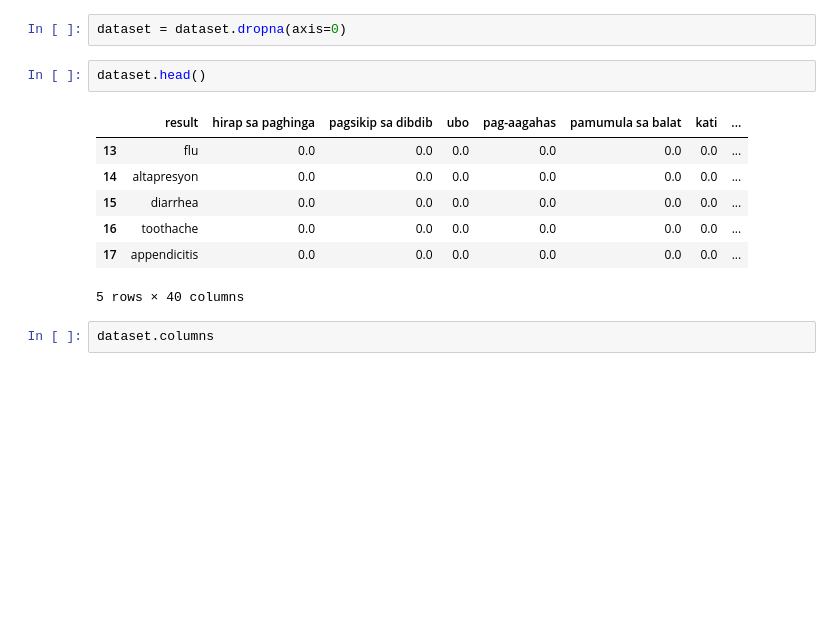
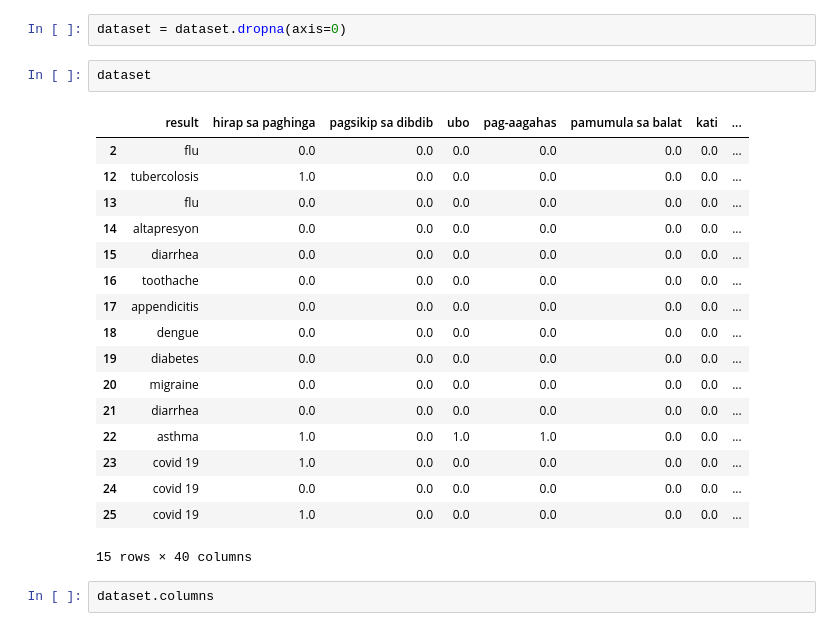
Before and after one commit to WvrLight/Tagalog_DiseasePrediction, a Jupyter notebook: naiveBayes.ipynb, the cells around one changed output. Saved outputs shown, nothing was run; the diff lists cells and outputs as text; blank space fills up the shorter version.

```diff
--- a/naiveBayes.ipynb
+++ b/naiveBayes.ipynb
@@ -31,15 +26,25 @@ dataset.shape
 # %%
 dataset = dataset.dropna(axis=0)
 # %%
-dataset.head()
+dataset
 # %% [output]
 |  | result | hirap sa paghinga | pagsikip sa dibdib | ubo | pag-aagahas | pamumula sa balat | kati | ... |
+| 2 | flu | 0.0 | 0.0 | 0.0 | 0.0 | 0.0 | 0.0 | ... |
+| 12 | tubercolosis | 1.0 | 0.0 | 0.0 | 0.0 | 0.0 | 0.0 | ... |
 | 13 | flu | 0.0 | 0.0 | 0.0 | 0.0 | 0.0 | 0.0 | ... |
 | 14 | altapresyon | 0.0 | 0.0 | 0.0 | 0.0 | 0.0 | 0.0 | ... |
 | 15 | diarrhea | 0.0 | 0.0 | 0.0 | 0.0 | 0.0 | 0.0 | ... |
 | 16 | toothache | 0.0 | 0.0 | 0.0 | 0.0 | 0.0 | 0.0 | ... |
 | 17 | appendicitis | 0.0 | 0.0 | 0.0 | 0.0 | 0.0 | 0.0 | ... |
+| 18 | dengue | 0.0 | 0.0 | 0.0 | 0.0 | 0.0 | 0.0 | ... |
+| 19 | diabetes | 0.0 | 0.0 | 0.0 | 0.0 | 0.0 | 0.0 | ... |
+| 20 | migraine | 0.0 | 0.0 | 0.0 | 0.0 | 0.0 | 0.0 | ... |
+| 21 | diarrhea | 0.0 | 0.0 | 0.0 | 0.0 | 0.0 | 0.0 | ... |
+| 22 | asthma | 1.0 | 0.0 | 1.0 | 1.0 | 0.0 | 0.0 | ... |
+| 23 | covid 19 | 1.0 | 0.0 | 0.0 | 0.0 | 0.0 | 0.0 | ... |
+| 24 | covid 19 | 0.0 | 0.0 | 0.0 | 0.0 | 0.0 | 0.0 | ... |
+| 25 | covid 19 | 1.0 | 0.0 | 0.0 | 0.0 | 0.0 | 0.0 | ... |
-5 rows × 40 columns
+15 rows × 40 columns
 # %%
 dataset.columns
 # %% [output]
```
Also changed, not shown: parts of 9 cells of this notebook, 4 other files.
